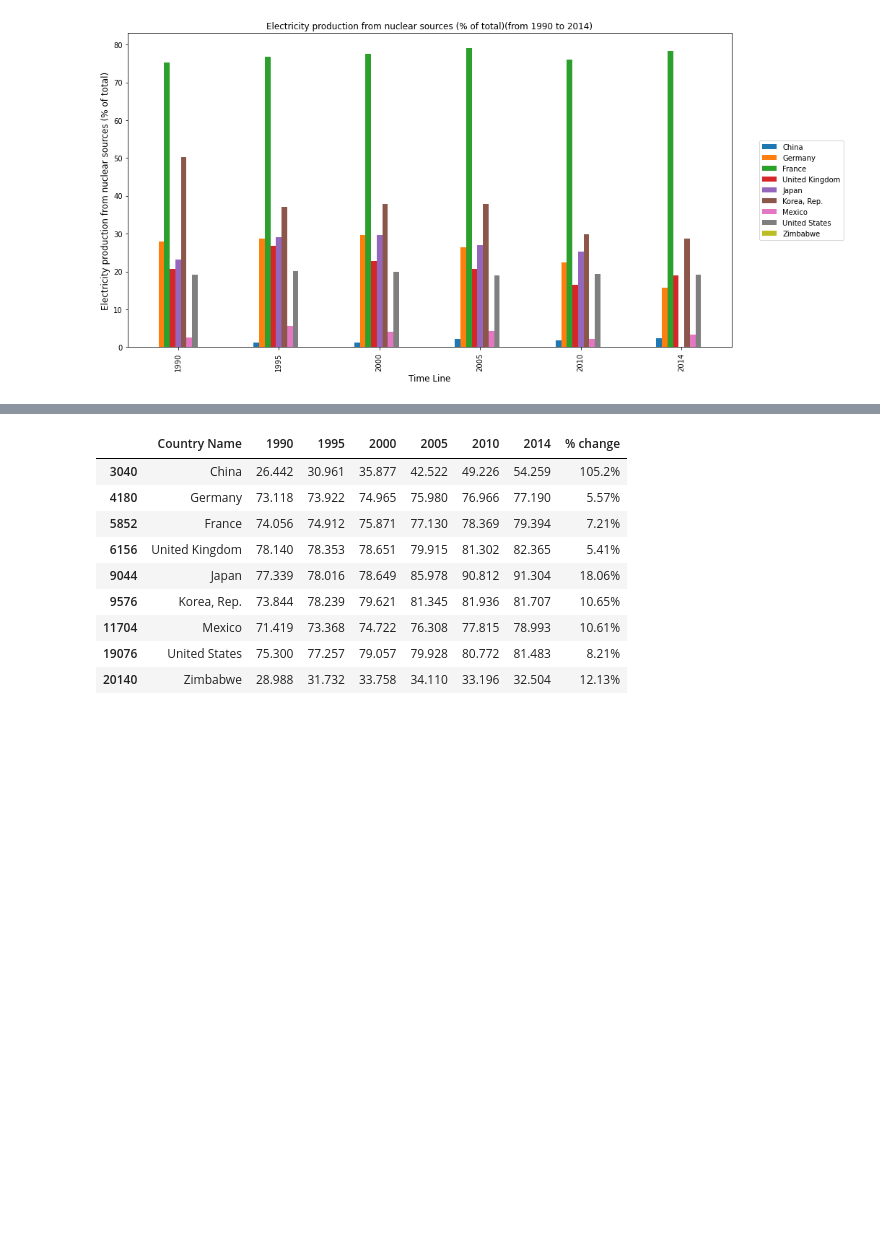
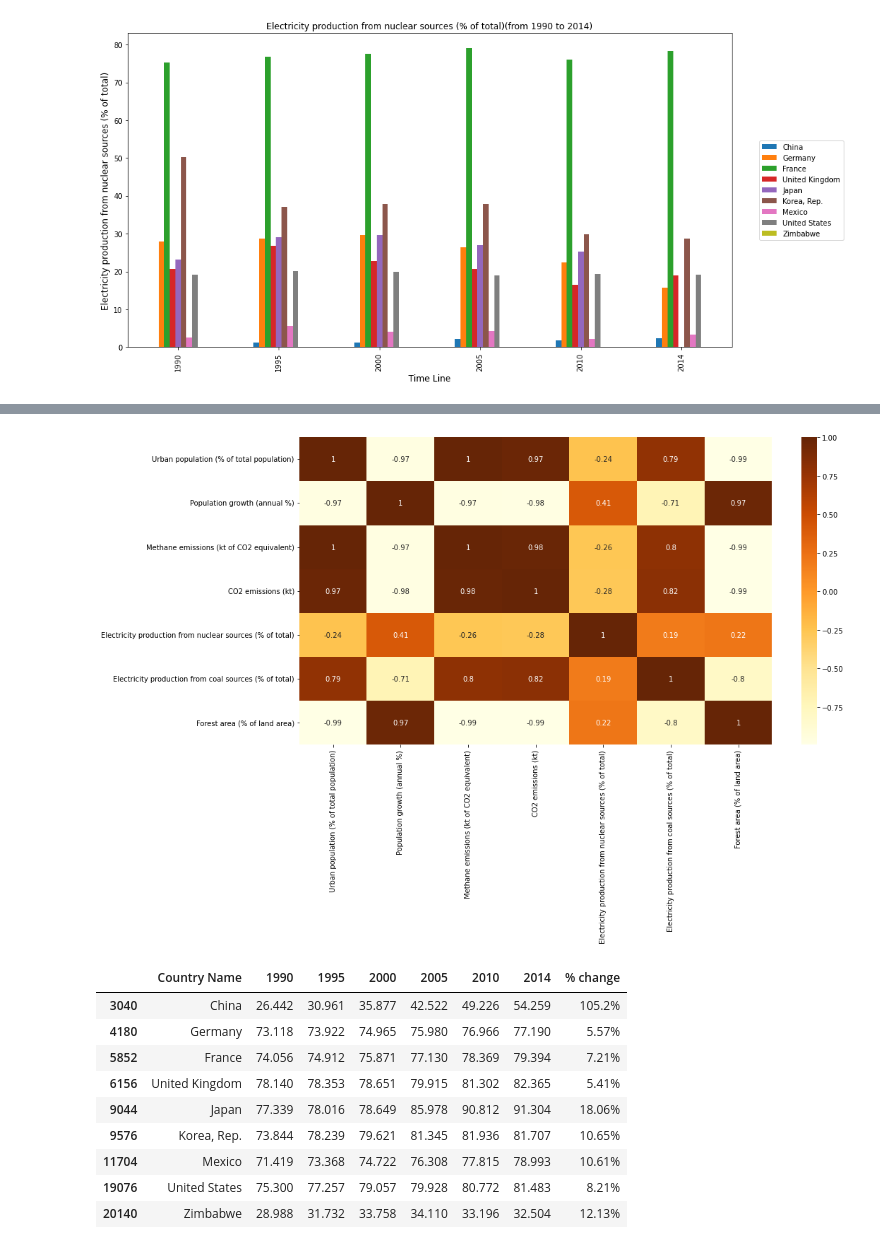
Before and after one commit to bc22aba/Applied_Data_Science, a Jupyter notebook: Assignment_2/Source_code/Statistics_and_trends..ipynb, the cells around one changed output, grey strips where cells are left out. Saved outputs shown, nothing was run; the diff lists cells and outputs as text; code cells hidden in the pictures; blank space fills up the shorter version.

```diff
--- a/Assignment_2/Source_code/Statistics_and_trends..ipynb
+++ b/Assignment_2/Source_code/Statistics_and_trends..ipynb
@@ -176,5 +176,11 @@ MX1t = MX1t.rename(columns=MX1t.iloc[0]).drop(MX1t.index[0])
 MX1t = MX1t.astype(float)
 # Creating the Correlation Matrix
 MX1_corr=MX1t.corr(method='pearson')
-MX1_corr.style.background_gradient(cmap = 'Blues', axis = 1)
+# MX1_corr.style.background_gradient(cmap = 'Blues', axis = 1)
+
+# plotting correlation heatmap
+dataplot = sb.heatmap(MX1_corr, cmap="YlOrBr", annot=True)
+
+# displaying heatmap
+plt.show()
 # %% [output]
@@ -189,3 +187,4 @@ MX1_corr.style.background_gradient(cmap = 'Blues', axis = 1)
+[figure, added]
 # %%
 # Population Growth
 df2_UP = df_final[df_final['Indicator Name']=='Urban population (% of total population)']
```
Also changed, not shown: parts of 3 cells of this notebook, 1 other file.
